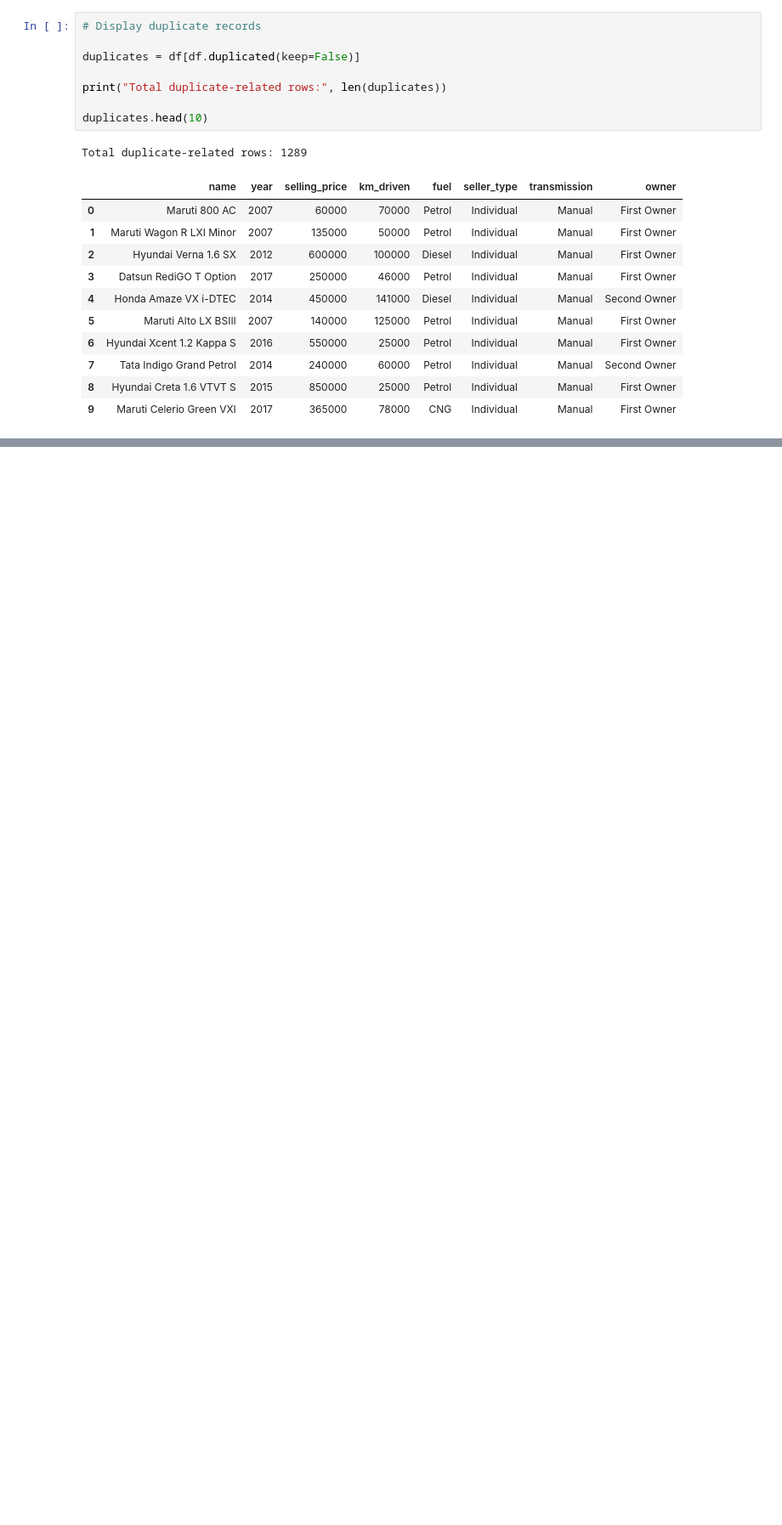
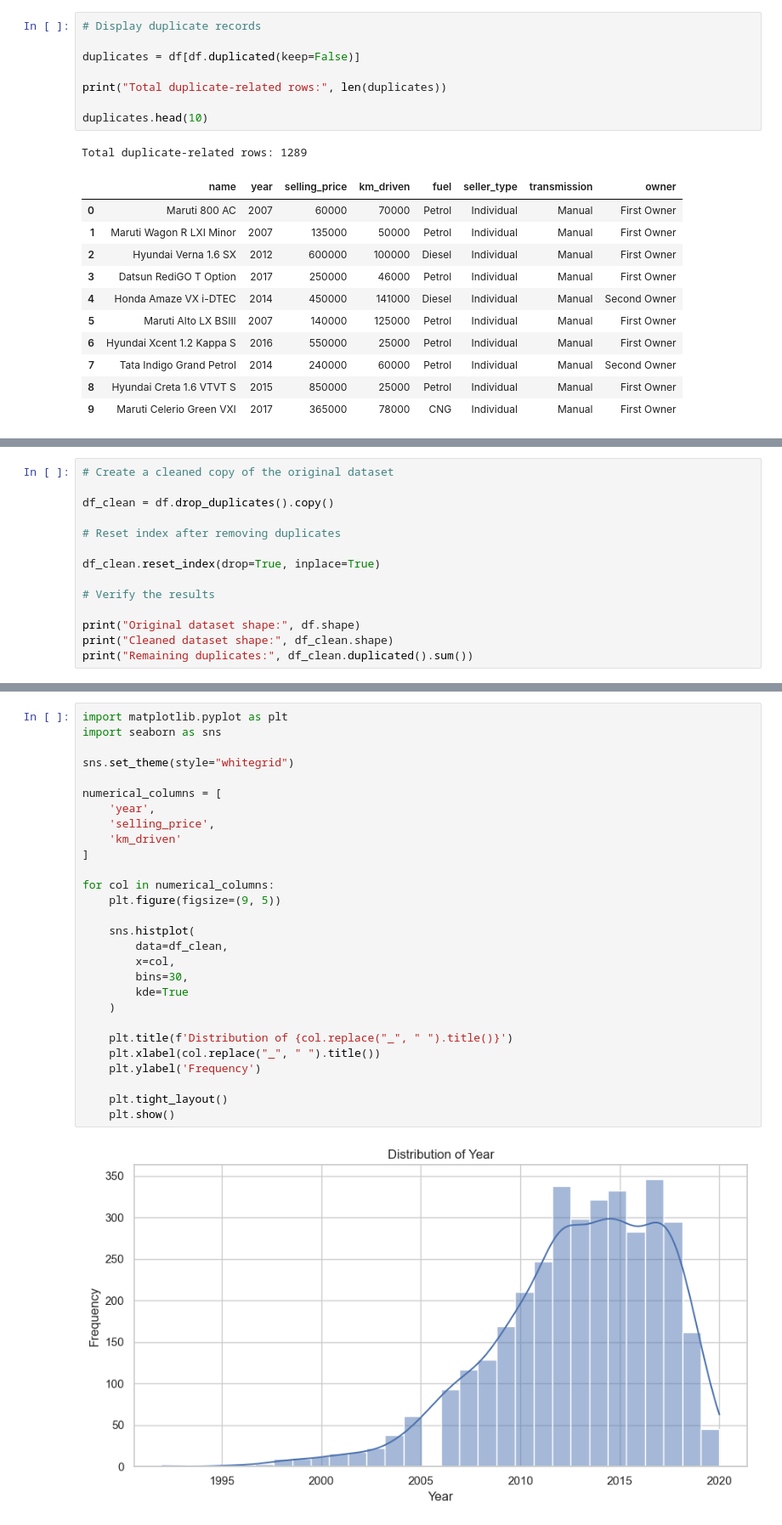
Before and after one commit to reubx03/used-car-price-intelligence, a Jupyter notebook: notebooks/01_EDA.ipynb, the cells around one changed output, grey strips where cells are left out. Shown at 85% size. Drawn from its saved outputs; the diff is of its cells as text; blank space fills up the shorter version.

Commit message:
feat: complete initial EDA and duplicate preprocessing

```diff
--- a/notebooks/01_EDA.ipynb
+++ b/notebooks/01_EDA.ipynb
@@ -180,0 +381,14 @@ Total duplicate-related rows: 1289
+# %%
+# Create a cleaned copy of the original dataset
+
+df_clean = df.drop_duplicates().copy()
+
+# Reset index after removing duplicates
+
+df_clean.reset_index(drop=True, inplace=True)
+
+# Verify the results
+
+print("Original dataset shape:", df.shape)
+print("Cleaned dataset shape:", df_clean.shape)
+print("Remaining duplicates:", df_clean.duplicated().sum())
@@ -180,0 +419,30 @@ Total duplicate-related rows: 1289
+# %%
+import matplotlib.pyplot as plt
+import seaborn as sns
+
+sns.set_theme(style="whitegrid")
+
+numerical_columns = [
+    'year',
+    'selling_price',
+    'km_driven'
+]
+
+for col in numerical_columns:
+    plt.figure(figsize=(9, 5))
+
+    sns.histplot(
+        data=df_clean,
+        x=col,
+        bins=30,
+        kde=True
+    )
+
+    plt.title(f'Distribution of {col.replace("_", " ").title()}')
+    plt.xlabel(col.replace("_", " ").title())
+    plt.ylabel('Frequency')
+
+    plt.tight_layout()
+    plt.show()
+# %% [output]
+[figure, added]
```
Also changed, not shown: parts of 21 cells of this notebook, 2 other files.
